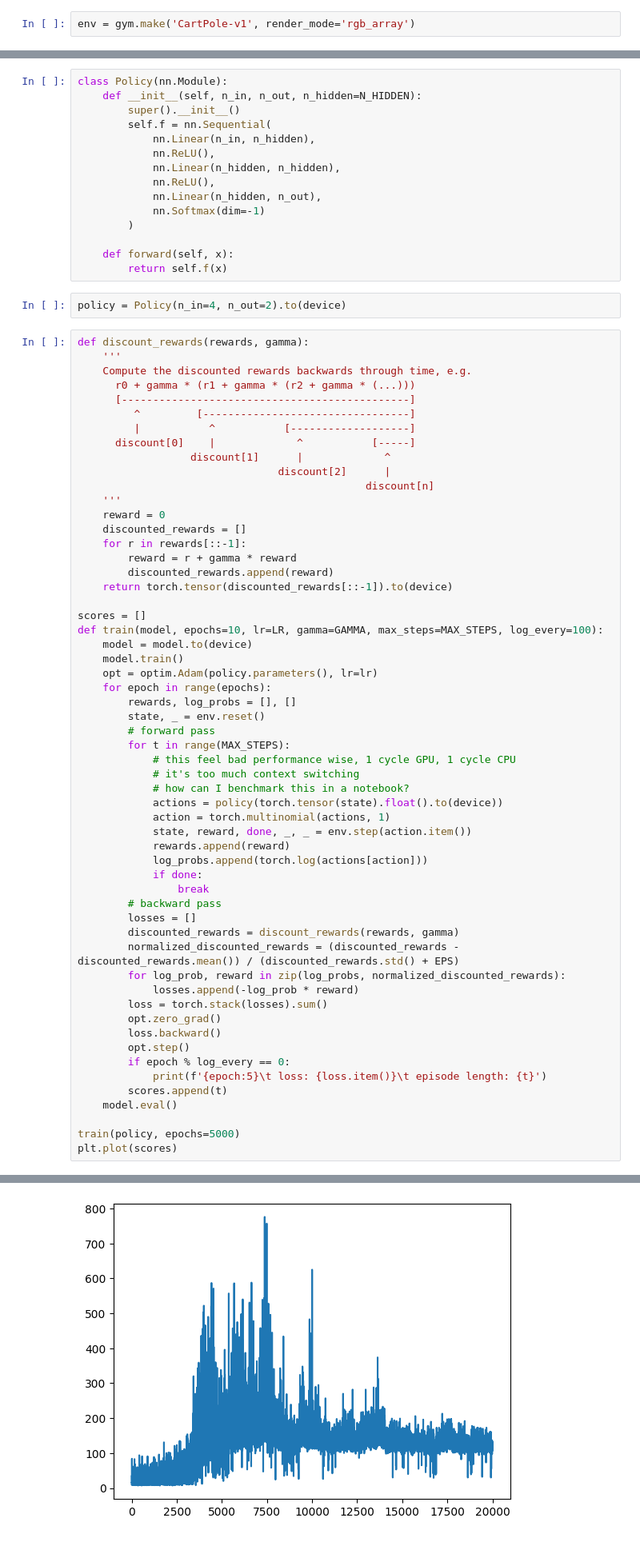
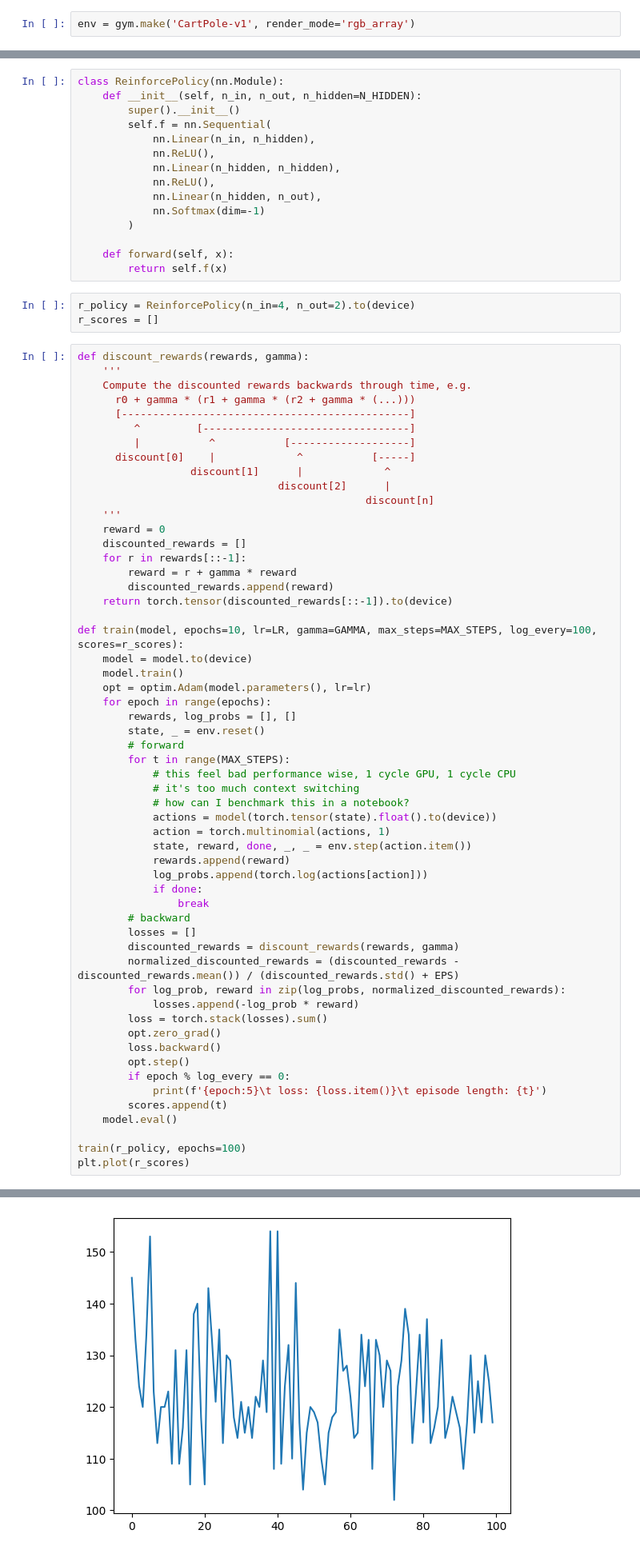
Before and after one commit to peluche/rl, a Jupyter notebook: gym.ipynb, the cells around one changed output, grey strips where cells are left out. Shown at 80% size. Cells and saved outputs as stored; diff of their text form.

```diff
--- a/gym.ipynb
+++ b/gym.ipynb
@@ -26,7 +28,7 @@ MAX_STEPS = 1000
 N_HIDDEN = 10
 EPS = torch.finfo(torch.float32).eps
 # %%
-class Policy(nn.Module):
+class ReinforcePolicy(nn.Module):
     def __init__(self, n_in, n_out, n_hidden=N_HIDDEN):
         super().__init__()
         self.f = nn.Sequential(
@@ -41,7 +43,8 @@ class Policy(nn.Module):
     def forward(self, x):
         return self.f(x)
 # %%
-policy = Policy(n_in=4, n_out=2).to(device)
+r_policy = ReinforcePolicy(n_in=4, n_out=2).to(device)
+r_scores = []
 # %%
 def discount_rewards(rewards, gamma):
     '''
@@ -62,27 +65,26 @@ def discount_rewards(rewards, gamma):
         discounted_rewards.append(reward)
     return torch.tensor(discounted_rewards[::-1]).to(device)
 
-scores = []
-def train(model, epochs=10, lr=LR, gamma=GAMMA, max_steps=MAX_STEPS, log_every=100):
+def train(model, epochs=10, lr=LR, gamma=GAMMA, max_steps=MAX_STEPS, log_every=100, scores=r_scores):
     model = model.to(device)
     model.train()
-    opt = optim.Adam(policy.parameters(), lr=lr)
+    opt = optim.Adam(model.parameters(), lr=lr)
     for epoch in range(epochs):
         rewards, log_probs = [], []
         state, _ = env.reset()
-        # forward pass
+        # forward
         for t in range(MAX_STEPS):
             # this feel bad performance wise, 1 cycle GPU, 1 cycle CPU
             # it's too much context switching
             # how can I benchmark this in a notebook?
-            actions = policy(torch.tensor(state).float().to(device))
+            actions = model(torch.tensor(state).float().to(device))
             action = torch.multinomial(actions, 1)
             state, reward, done, _, _ = env.step(action.item())
             rewards.append(reward)
             log_probs.append(torch.log(actions[action]))
             if done:
                 break
-        # backward pass
+        # backward
         losses = []
         discounted_rewards = discount_rewards(rewards, gamma)
         normalized_discounted_rewards = (discounted_rewards - discounted_rewards.mean()) / (discounted_rewards.std() + EPS)
@@ -97,6 +99,6 @@ def train(model, epochs=10, lr=LR, gamma=GAMMA, max_steps=MAX_STEPS, log_every=1
         scores.append(t)
     model.eval()
 
-train(policy, epochs=5000)
-plt.plot(scores)
+train(r_policy, epochs=100)
+plt.plot(r_scores)
 # %% [output]
@@ -120,5 +106,5 @@ plt.plot(scores)
 [<matplotlib.lines.Line2D at 0x...>]
-[figure, old version]
+[figure, new version]
 # %%
 # save
 # ----
```
Also changed, not shown: parts of 11 cells of this notebook.
